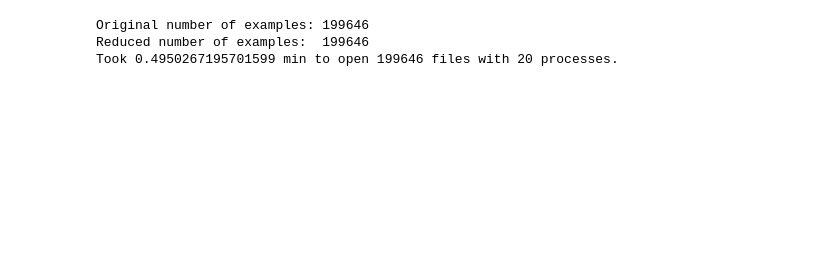
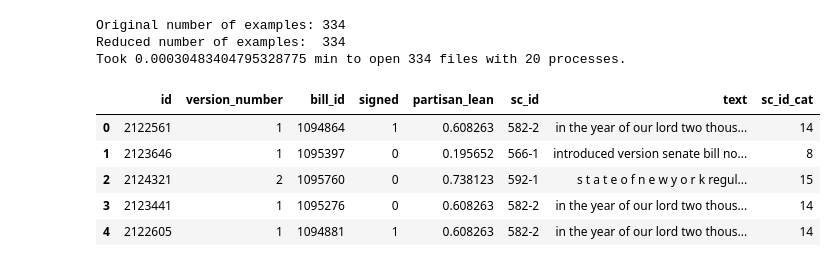
Before and after one commit to lukevancleve/govhawk_ml, a Jupyter notebook: notebooks/all_data_model.ipynb, the cells around one changed output. Cells and saved outputs as stored; diff of their text form; code cells hidden in the pictures; blank space fills up the shorter version.

```diff
--- a/notebooks/all_data_model.ipynb
+++ b/notebooks/all_data_model.ipynb
@@ -26,7 +29,7 @@ train_valid_ratio = 0.90
 
 if 'DATA_VOL' not in os.environ:
     # Manually set:
-    DATA_VOL = '/datavol/'
+    DATA_VOL = '/home/luke/tmp_vol'
 else:
     DATA_VOL = os.environ['DATA_VOL']
 
@@ -44,6 +47,15 @@ df = df.reset_index(drop=True)
 sc_id_encoder = LabelEncoder()
 df['sc_id_cat'] = sc_id_encoder.fit_transform(df['sc_id'])
 # %% [output]
-Original number of examples: 199646
-Reduced number of examples:  199646
-Took 0.4950267195701599 min to open 199646 files with 20 processes.
+Original number of examples: 334
+Reduced number of examples:  334
+Took 0.00030483404795328775 min to open 334 files with 20 processes.
+# %%
+df.head()
+# %% [output]
+|  | id | version_number | bill_id | signed | partisan_lean | sc_id | text | sc_id_cat |
+| 0 | 2122561 | 1 | 1094864 | 1 | 0.608263 | 582-2 | in the year of our lord two thous... | 14 |
+| 1 | 2123646 | 1 | 1095397 | 0 | 0.195652 | 566-1 | introduced version senate bill no... | 8 |
+| 2 | 2124321 | 2 | 1095760 | 0 | 0.738123 | 592-1 | s t a t e o f n e w y o r k regul... | 15 |
+| 3 | 2123441 | 1 | 1095276 | 0 | 0.608263 | 582-2 | in the year of our lord two thous... | 14 |
+| 4 | 2122605 | 1 | 1094881 | 1 | 0.608263 | 582-2 | in the year of our lord two thous... | 14 |
```
Also changed, not shown: parts of 4 cells of this notebook, 11 other files.
